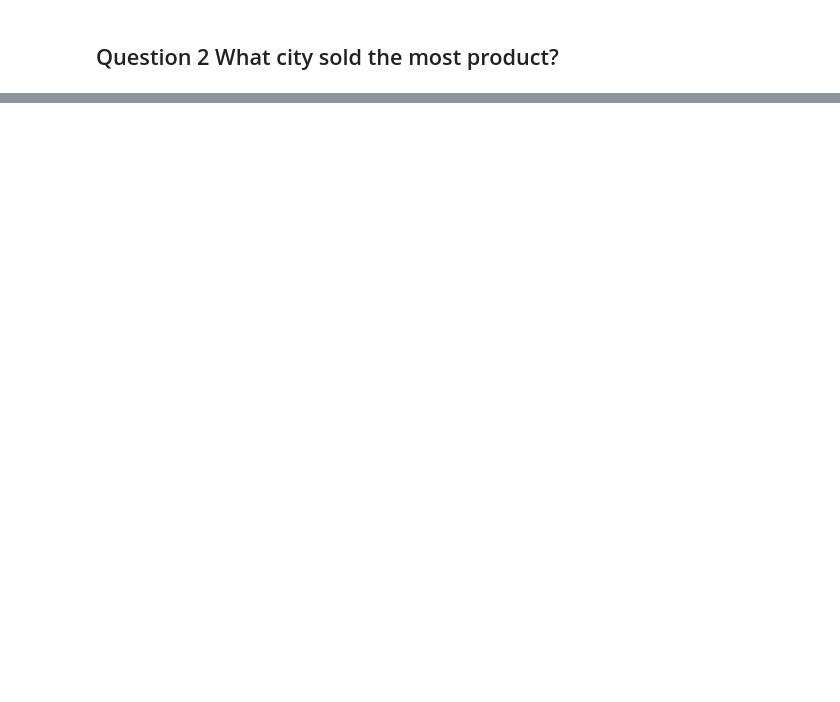
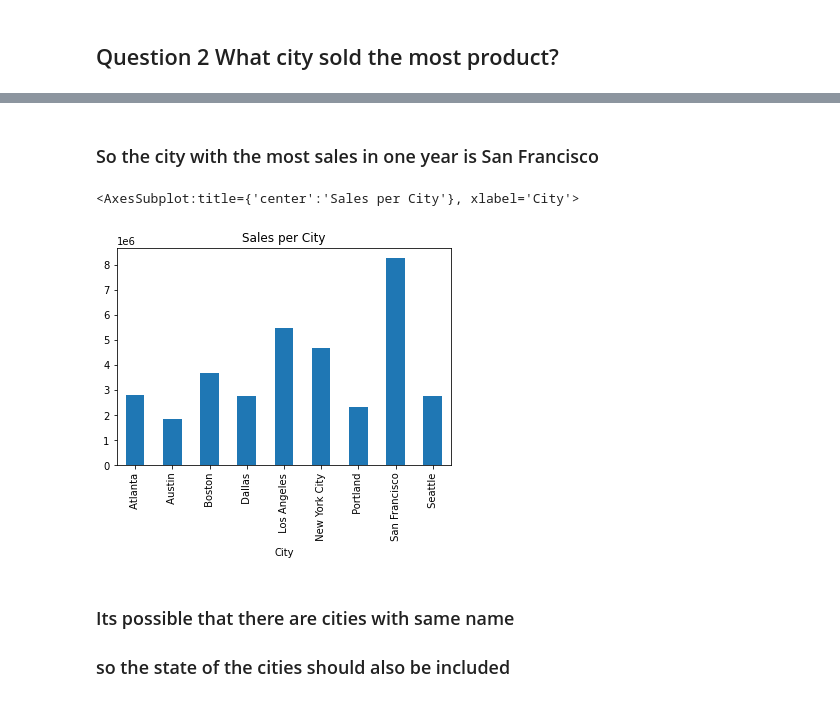
Before and after one commit to andy3278/Pandas-Data-Science-Tasks, a Jupyter notebook: SalesAnalysis/Analysis.ipynb, the cells around one changed output, grey strips where cells are left out. Drawn from its saved outputs; the diff is of its cells as text; code cells hidden in the pictures; blank space fills up the shorter version.

```diff
--- a/SalesAnalysis/Analysis.ipynb
+++ b/SalesAnalysis/Analysis.ipynb
@@ -159,0 +169,3 @@ plt.show()
+# %%
+merged['City'] = merged['Purchase Address'].apply(lambda x: x.split(',')[1])
+merged['City']
@@ -159,0 +185,3 @@ plt.show()
+# %%
+sales_per_city = merged.groupby('City')['Total Price'].sum()
+sales_per_city.sort_values(ascending=False)
@@ -159,0 +200,11 @@ plt.show()
+# %% [markdown]
+### So the city with the most sales in one year is San Francisco
+# %%
+ax = sales_per_city.plot.bar(title='Sales per City')
+ax
+# %% [output]
+<AxesSubplot:title={'center':'Sales per City'}, xlabel='City'>
+[figure, added]
+# %% [markdown]
+### Its possible that there are cities with same name
+### so the state of the cities should also be included
```
Also changed, not shown: parts of 32 cells of this notebook.
